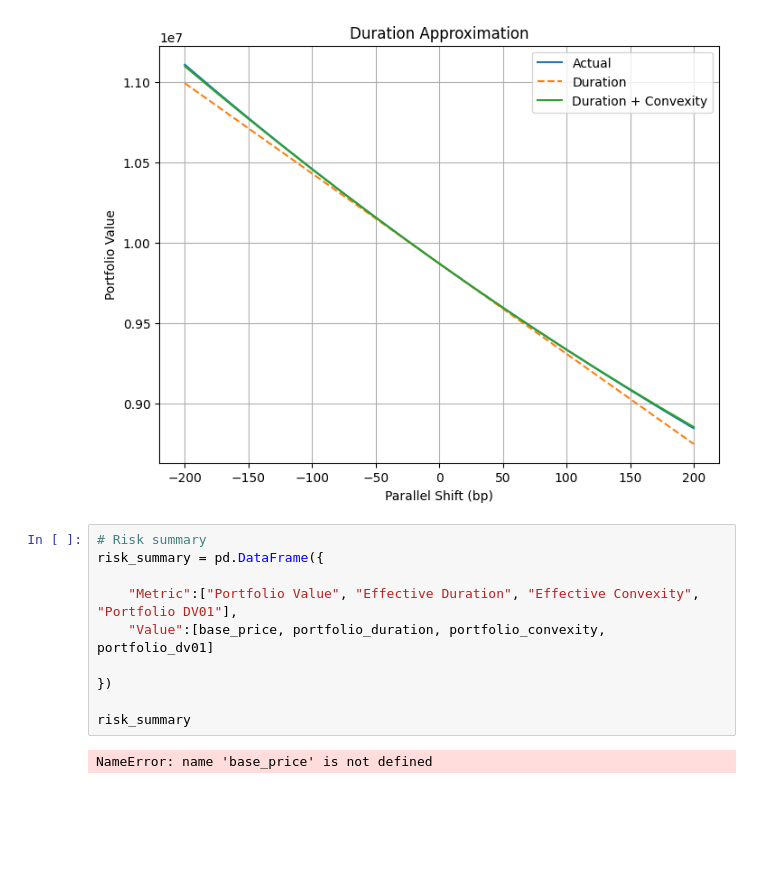
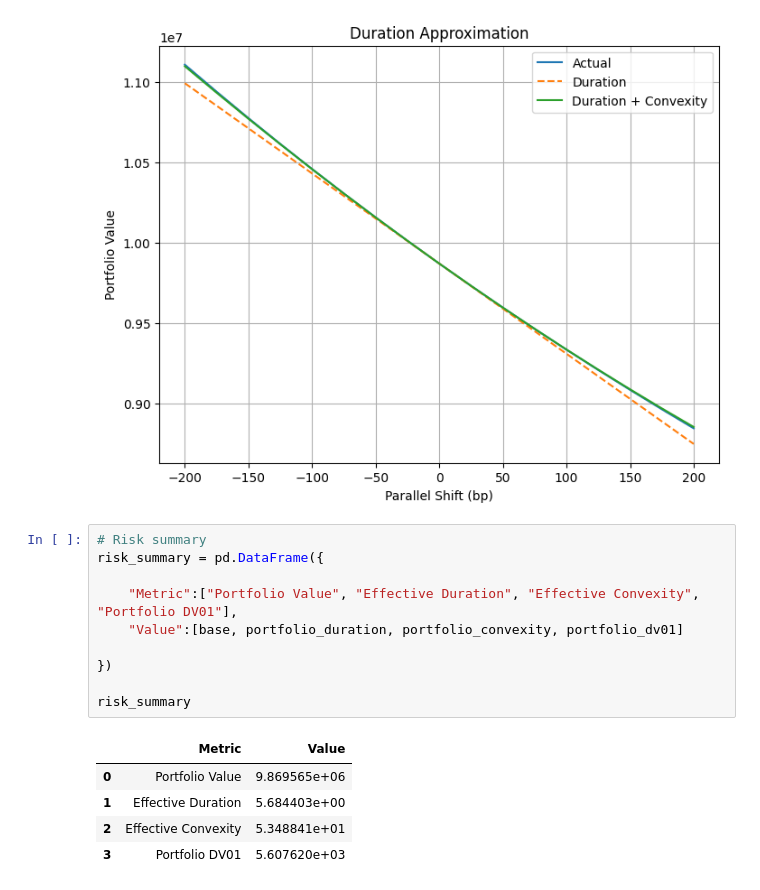
Before and after one commit to gy623/Interest-Rate-Curve-Bootstrapping-and-Stress-Testing, a Jupyter notebook: notebooks/06_stress_testing.ipynb, the cells around one changed output. Cells and saved outputs as stored; diff of their text form; blank space fills up the shorter version.

```diff
--- a/notebooks/06_stress_testing.ipynb
+++ b/notebooks/06_stress_testing.ipynb
@@ -360,12 +371,16 @@ plt.savefig(ROOT / "outputs/duration_approximation.png")
 # %%
 # Risk summary
 risk_summary = pd.DataFrame({
 
     "Metric":["Portfolio Value", "Effective Duration", "Effective Convexity", "Portfolio DV01"],
-    "Value":[base_price, portfolio_duration, portfolio_convexity, portfolio_dv01]
+    "Value":[base, portfolio_duration, portfolio_convexity, portfolio_dv01]
 
 })
 
 risk_summary
 # %% [output]
-NameError: name 'base_price' is not defined
+|  | Metric | Value |
+| 0 | Portfolio Value | 9.869565e+06 |
+| 1 | Effective Duration | 5.684403e+00 |
+| 2 | Effective Convexity | 5.348841e+01 |
+| 3 | Portfolio DV01 | 5.607620e+03 |
```
Also changed, not shown: parts of 2 cells of this notebook, 1 other file.
